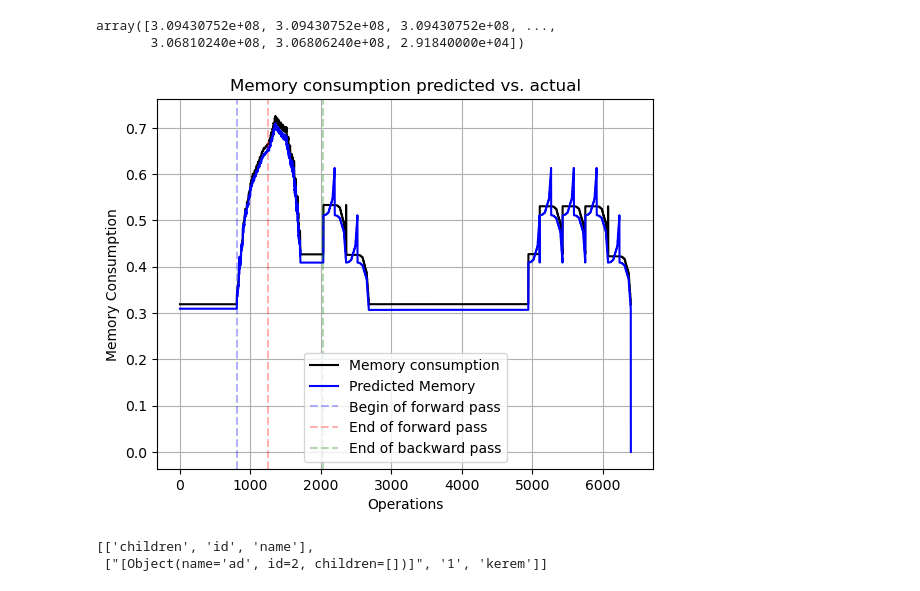
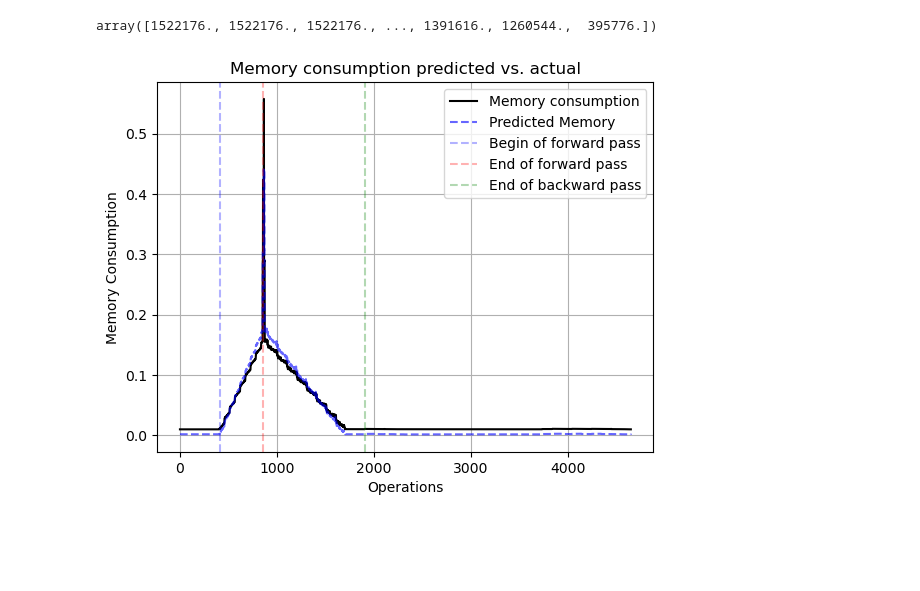
Before and after one commit to keremdayi2/CS265-mlsys-project, a Jupyter notebook: analysis.ipynb, the cells around one changed output. Cells and saved outputs as stored; diff of their text form; code cells hidden in the pictures; blank space fills up the shorter version.

```diff
--- a/analysis.ipynb
+++ b/analysis.ipynb
@@ -14,13 +14,17 @@ model_names = [
     ]
 
 # set this to be the same as the one in the experiment
-model_idx = 2
-
+model_idx = 0
+batch_size = 64
 model = model_names[model_idx]
 
-data_file = f'out/{model}.csv'
+data_file_pre = f'out/{model}_{batch_size}_pre.csv'
+data_file_post = f'out/{model}_{batch_size}_post.csv'
 
-df = pd.read_csv(data_file)
+df_pre = pd.read_csv(data_file_pre)
+df_post = pd.read_csv(data_file_post)
+
+df = df_post
 
 name_to_rank = {}
 for _, row in df.iterrows():
@@ -78,7 +82,6 @@ df['size'] = df['size'].where(df['size'] > 512, 512)
 memory_usage = np.zeros(df.shape[0])
 
 for _, row in df.iterrows():
-
 
     start = row['rank']
     if row['op'] == 'placeholder':
@@ -92,60 +95,21 @@ for _, row in df.iterrows():
 
 memory_usage
 # %% [output]
-array([3.09430752e+08, 3.09430752e+08, 3.09430752e+08, ...,
-       3.06810240e+08, 3.06806240e+08, 2.91840000e+04])
+array([1522176., 1522176., 1522176., ..., 1391616., 1260544.,  395776.])
 # %%
 plt.grid()
 plt.plot(df.mem_cuda_GB, color = 'k', label='Memory consumption')
-plt.plot(memory_usage/1e9, color='b', label='Predicted Memory')
+plt.plot(memory_usage/1e9, color='b', linestyle='--', alpha=0.6, label='Predicted Memory')
 
 plt.title('Memory consumption predicted vs. actual')
 plt.xlabel('Operations')
 plt.ylabel('Memory Consumption')
 
 plt.axvline(op_start, color='b', linestyle='--', alpha=0.3, label='Begin of forward pass')
 plt.axvline(sep_rank, color='r', linestyle='--', alpha=0.3, label='End of forward pass')
 plt.axvline(opt_start, color='g', linestyle='--', alpha=0.3, label = 'End of backward pass')
 plt.legend()
 plt.savefig(f'figs/memory_prediction_{model}.png')
 plt.show()
 # %% [output]
-[figure, old version]
+[figure, new version]
-# %%
-from dataclasses import dataclass
-from typing import List
-@dataclass
-class Object:
-    name :str
-    id : int
-    children : List
-
-    def __str__(self):
-        return self.name
-
-
-obj = Object('kerem', 1, [Object('ad', 2, [])])
-def obj_list_to_array(lst):
-    if len(lst) == 0:
-        return []
-
-    keys = list(filter(lambda x: x[:2] != '__' and x[-2:] != '__', dir(lst[0])))
-
-    ret = [keys]
-
-    for l in lst:
-        row = []
-        for key in keys:
-            val = getattr(l, key)
-            row.append(val)
-
-        ret.append(row)
-
-    return ret
-
-lst = [obj]
-
-obj_list_to_array(lst)
-# %% [output]
-[['children', 'id', 'name'],
- ["[Object(name='ad', id=2, children=[])]", '1', 'kerem']]
```
Also changed, not shown: parts of 4 cells of this notebook, 29 other files.
